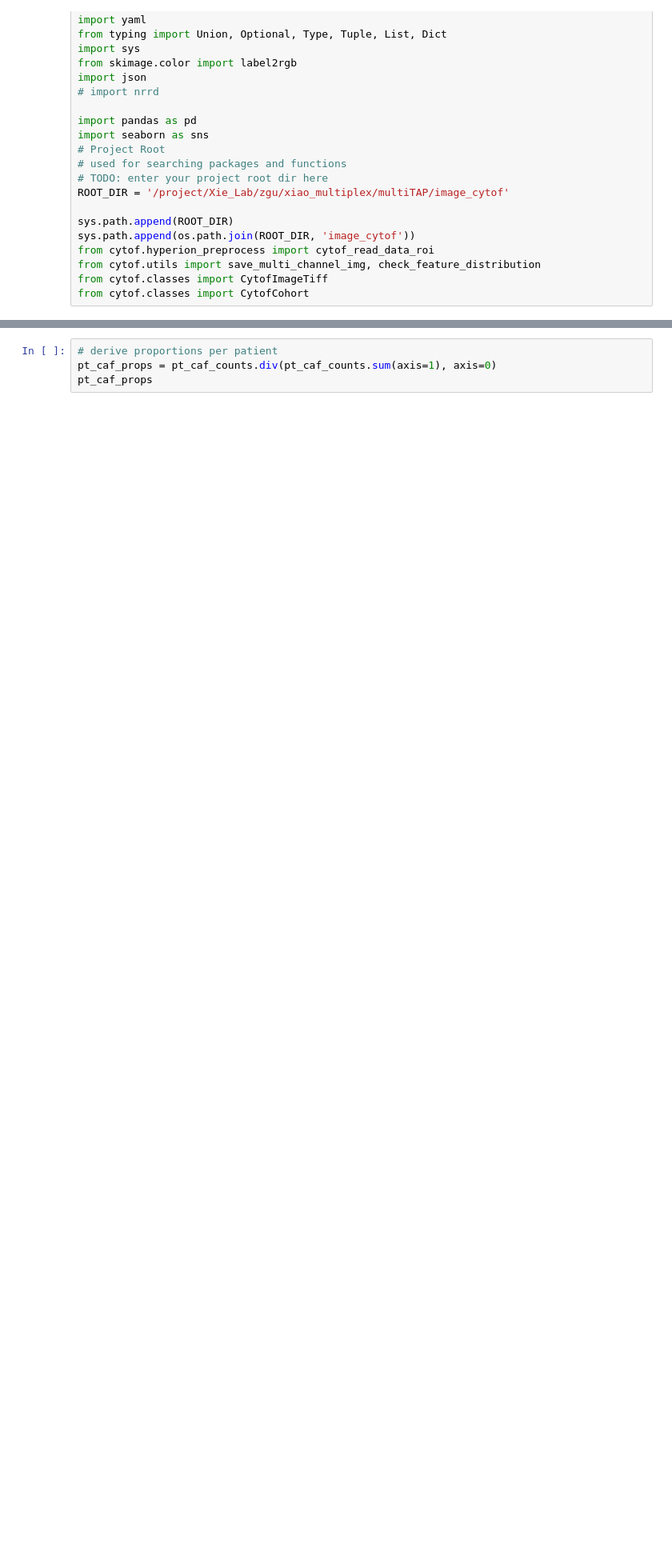
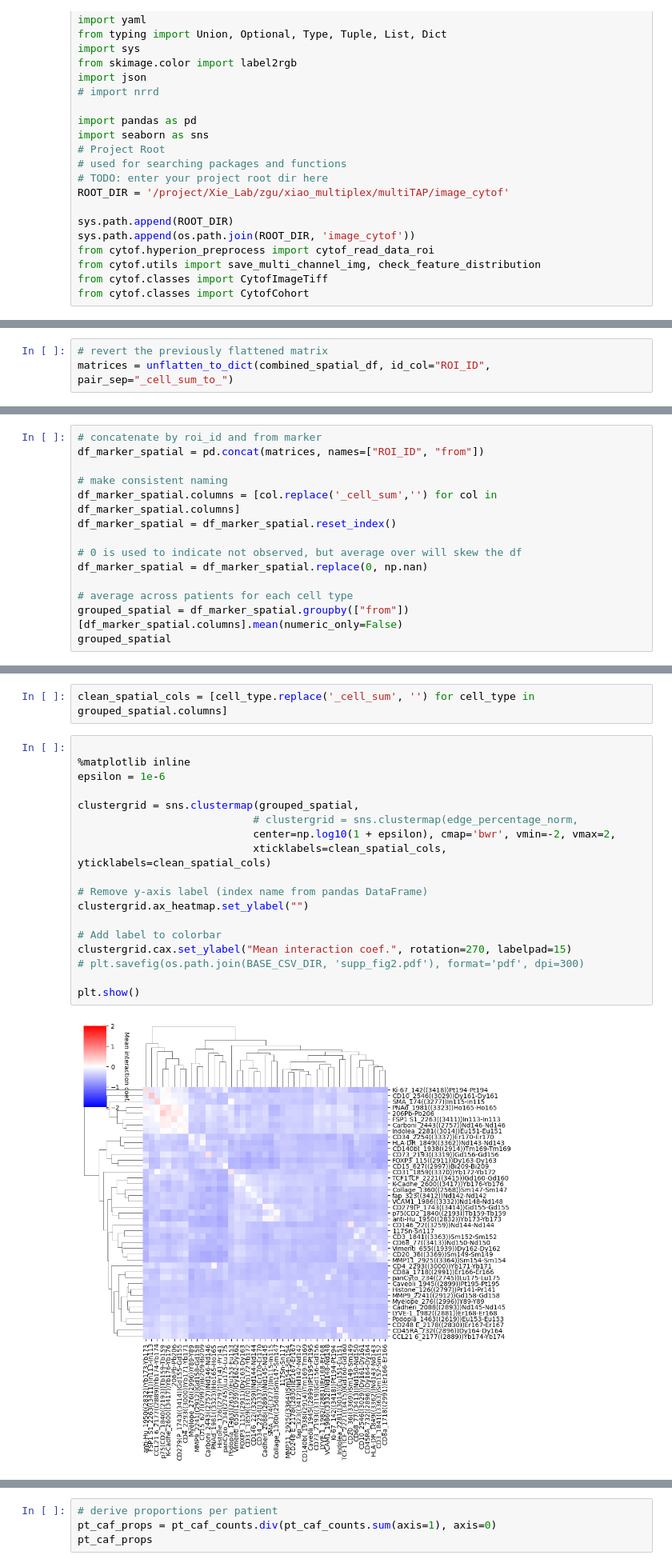
Before and after one commit to QBRC/multiTAP, a Jupyter notebook: notebooks/figure7.ipynb, the cells around one changed output, grey strips where cells are left out. Shown at 80% size. Cells and saved outputs as stored; diff of their text form; blank space fills up the shorter version.

```diff
--- a/notebooks/figure7.ipynb
+++ b/notebooks/figure7.ipynb
@@ -29,0 +147,3 @@ from cytof.classes import CytofCohort
+# %%
+# revert the previously flattened matrix
+matrices = unflatten_to_dict(combined_spatial_df, id_col="ROI_ID", pair_sep="_cell_sum_to_")
@@ -29,0 +180,14 @@ from cytof.classes import CytofCohort
+# %%
+# concatenate by roi_id and from marker
+df_marker_spatial = pd.concat(matrices, names=["ROI_ID", "from"])
+
+# make consistent naming
+df_marker_spatial.columns = [col.replace('_cell_sum','') for col in df_marker_spatial.columns]
+df_marker_spatial = df_marker_spatial.reset_index()
+
+# 0 is used to indicate not observed, but average over will skew the df
+df_marker_spatial = df_marker_spatial.replace(0, np.nan)
+
+# average across patients for each cell type
+grouped_spatial = df_marker_spatial.groupby(["from"])[df_marker_spatial.columns].mean(numeric_only=False)
+grouped_spatial
@@ -29,0 +214,22 @@ from cytof.classes import CytofCohort
+# %%
+clean_spatial_cols = [cell_type.replace('_cell_sum', '') for cell_type in grouped_spatial.columns]
+# %%
+
+%matplotlib inline
+epsilon = 1e-6
+
+clustergrid = sns.clustermap(grouped_spatial,
+                            # clustergrid = sns.clustermap(edge_percentage_norm,
+                            center=np.log10(1 + epsilon), cmap='bwr', vmin=-2, vmax=2,
+                            xticklabels=clean_spatial_cols, yticklabels=clean_spatial_cols)
+
+# Remove y-axis label (index name from pandas DataFrame)
+clustergrid.ax_heatmap.set_ylabel("")
+
+# Add label to colorbar
+clustergrid.cax.set_ylabel("Mean interaction coef.", rotation=270, labelpad=15)
+# plt.savefig(os.path.join(BASE_CSV_DIR, 'supp_fig2.pdf'), format='pdf', dpi=300)
+
+plt.show()
+# %% [output]
+[figure, added]
```
Also changed, not shown: parts of 20 cells of this notebook.
